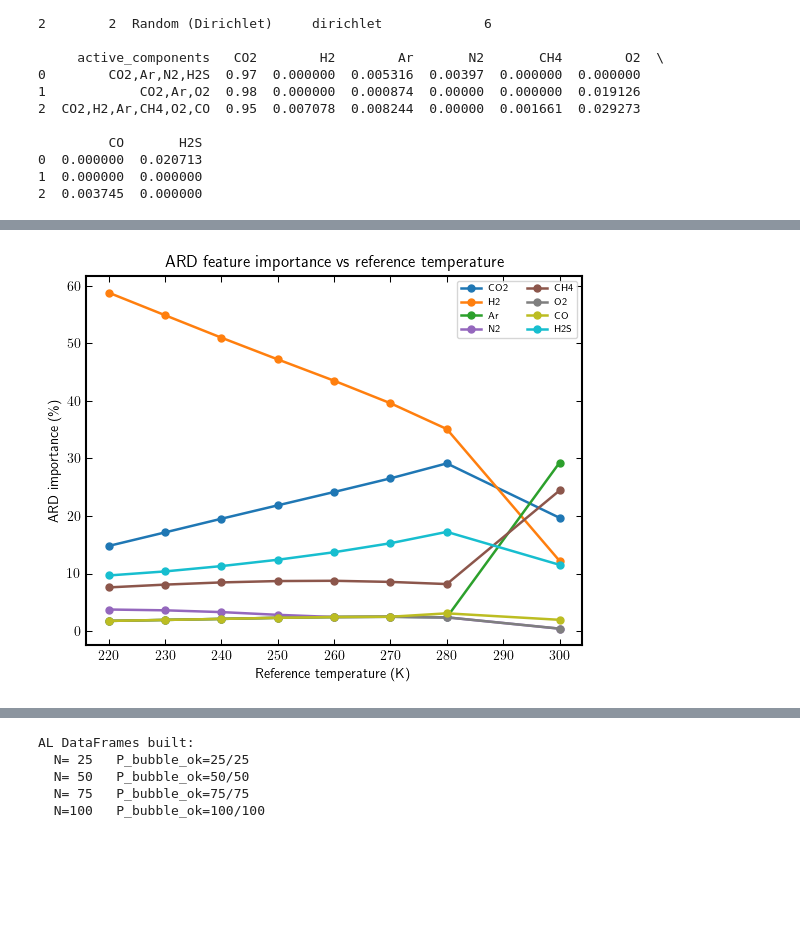
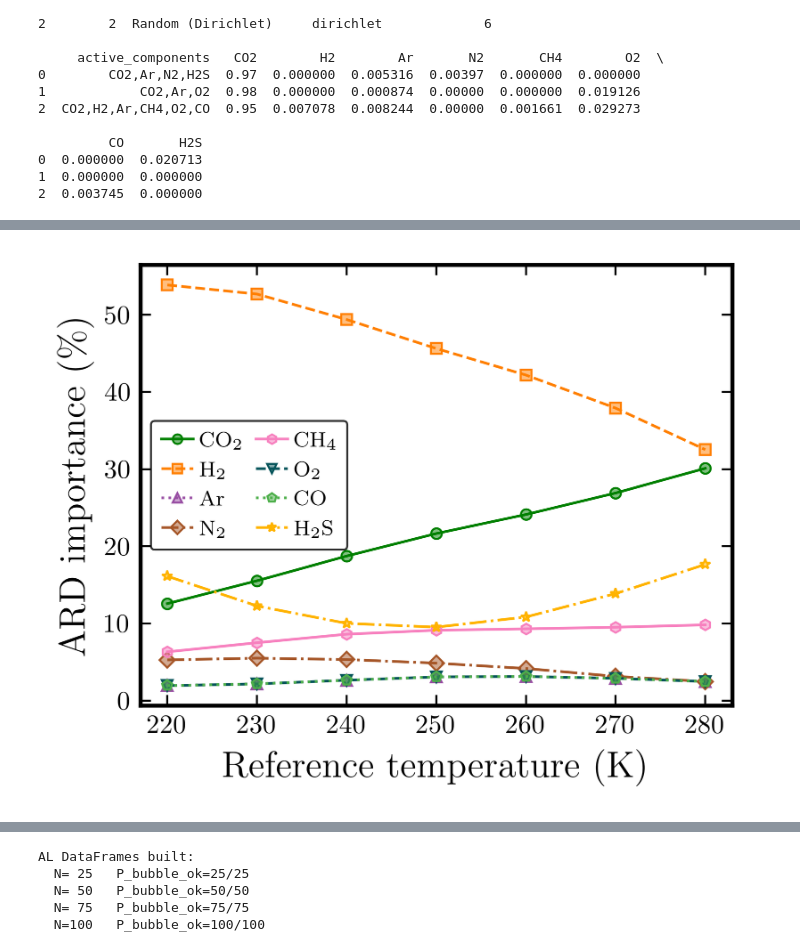
Before and after one commit to Darz2/co2-impurities-ml-surrogates, a Jupyter notebook: PCSAFT_cDFT/PART_2/ActiveLearning/GPR_AL_singleT.ipynb, the cells around one changed output, grey strips where cells are left out. Cells and saved outputs as stored; diff of their text form; code cells hidden in the pictures; blank space fills up the shorter version.

```diff
--- a/PCSAFT_cDFT/PART_2/ActiveLearning/GPR_AL_singleT.ipynb
+++ b/PCSAFT_cDFT/PART_2/ActiveLearning/GPR_AL_singleT.ipynb
@@ -130,8 +134,8 @@ Columns: ['feed_id', 'feed_source', 'template_name', 'mixture_size', 'active_com
 2  0.003745  0.000000
 # %%
 # ── Load A2, filter to 8-component rows at T_REF, fit GPR ─────────────────────
-a2 = pd.read_csv(A2_PATH)
-a2.columns = [c.strip() for c in a2.columns]
+a2          = pd.read_csv(A4_PATH)
+a2.columns  = [c.strip() for c in a2.columns]
 
 # Keep only rows where extra components (water, SO2, propane, ethane, etc.)
 # contribute nothing — ensures z-vector sums to 1 for our 8 species
@@ -307,43 +310,47 @@ Temperatures successfully fitted: [220, 230, 240, 250, 260, 270, 280, 300]
 # %%
-# ── Plot: ARD importance vs reference temperature ────────────────────────────
+# -- Plot: ARD importance vs reference temperature -----------------------------
 
 SHORT_NAMES = {
     "z_carbon dioxide"   : "CO2",
     "z_hydrogen"         : "H2",
     "z_argon"            : "Ar",
     "z_nitrogen"         : "N2",
     "z_methane"          : "CH4",
     "z_oxygen"           : "O2",
     "z_carbon monoxide"  : "CO",
     "z_hydrogen sulfide" : "H2S",
 }
 
 T_fitted   = sorted(sensitivity_results.keys())
 imp_matrix = np.array([sensitivity_results[T]["imp"] for T in T_fitted])  # (n_T, 8)
 ls_matrix  = np.array([sensitivity_results[T]["ls"]  for T in T_fitted])  # (n_T, 8)
-short      = [SHORT_NAMES[f] for f in Z_FEATURES]                         # 8 names
-imp_df     = pd.DataFrame(imp_matrix * 100, index=T_fitted, columns=short)
-ls_df      = pd.DataFrame(ls_matrix,         index=T_fitted, columns=short)
+short       = [SHORT_NAMES[f] for f in Z_FEATURES]                         # 8 names
+short_label = [fr"${ps.component_to_latex(s)}$" for s in short]
+imp_df      = pd.DataFrame(imp_matrix * 100, index=T_fitted, columns=short)
+ls_df       = pd.DataFrame(ls_matrix,         index=T_fitted, columns=short)
 
-colors = plt.cm.tab10(np.linspace(0, 1, len(Z_FEATURES)))
+colors      = ps.color_10[:len(Z_FEATURES)]
+face_colors = [ps.mcolors.to_rgba(c, alpha=ps.alpha) for c in colors]
 
-fig, ax = plt.subplots()
-for j, (name, col) in enumerate(zip(short, colors)):
+fig, ax = ps.plot_init()
+for j, (name, col, face_col) in enumerate(zip(short_label, colors, face_colors)):
     ax.plot(T_fitted, imp_matrix[:, j] * 100,
-            marker="o", markersize=5, linewidth=1.8, color=col, label=name)
+            marker=ps.markers[j % len(ps.markers)], markersize=ps.markersize,
+            markerfacecolor=face_col, markeredgecolor=col,
+            markeredgewidth=ps.markeredgewidth,
+            linewidth=ps.linewidth, color=col, label=name)
 
-ax.set_xlabel("Reference temperature (K)")
-ax.set_ylabel(r"ARD importance (\%)")
-ax.set_title("ARD feature importance vs reference temperature")
-ax.legend(fontsize=7, ncol=2)
+ax.set_xlabel("Reference temperature (K)", fontsize=ps.label_fontsize)
+ax.set_ylabel(r"ARD importance (\%)", fontsize=ps.label_fontsize)
+ps.style_legend(ax, loc="best", ncol=2)
 ps.apply_axis_style(ax)
 
 out_dir = os.path.join(OUTPUT_DIR, "ARD_temperature_sensitivity")
 os.makedirs(out_dir, exist_ok=True)
 ps.save_plot(fig, "ARD_importance_vs_T", folder=out_dir)
 plt.show()
 # %% [output]
-[figure, old version]
+[figure, new version]
 # %%
 # ── Scale pool features using fitted StandardScaler ───────────────────────────
 # The GPR kernel was optimised on scaled features → apply same transform.
```
Also changed, not shown: parts of 12 cells of this notebook, 30 other files.
